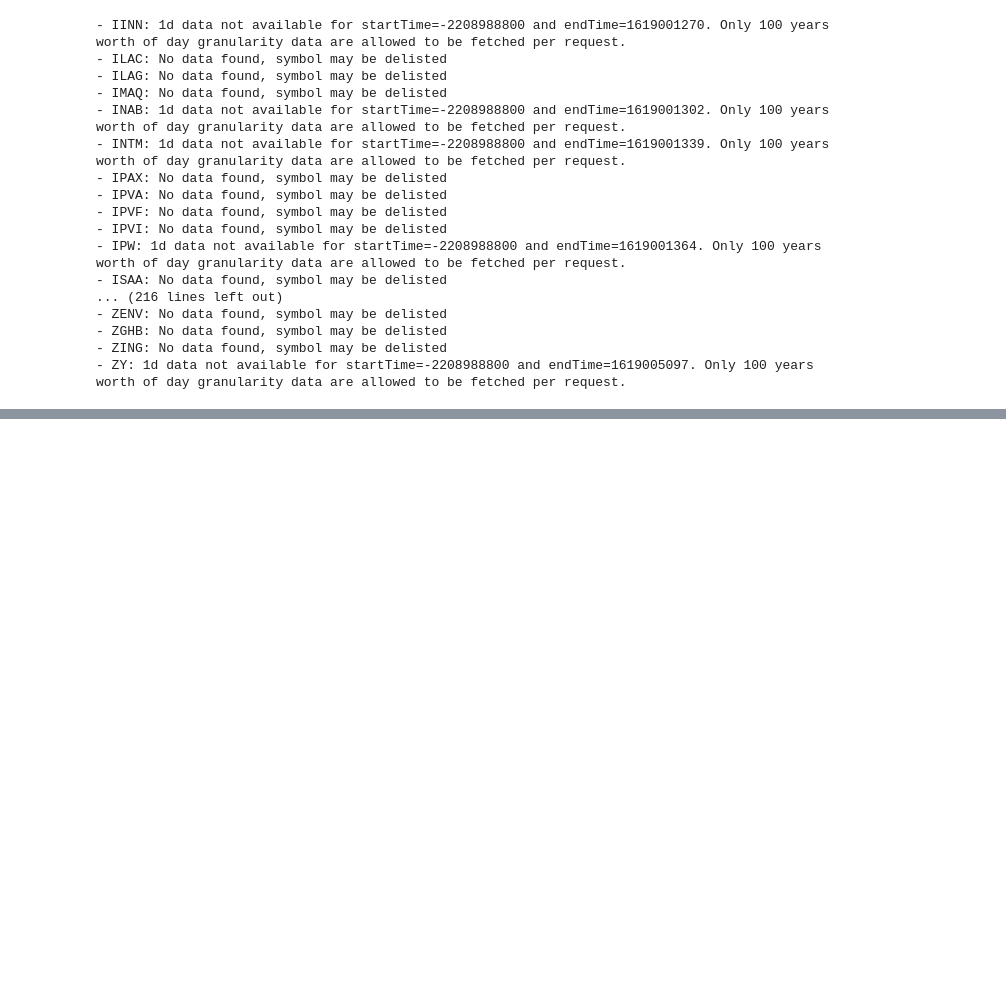
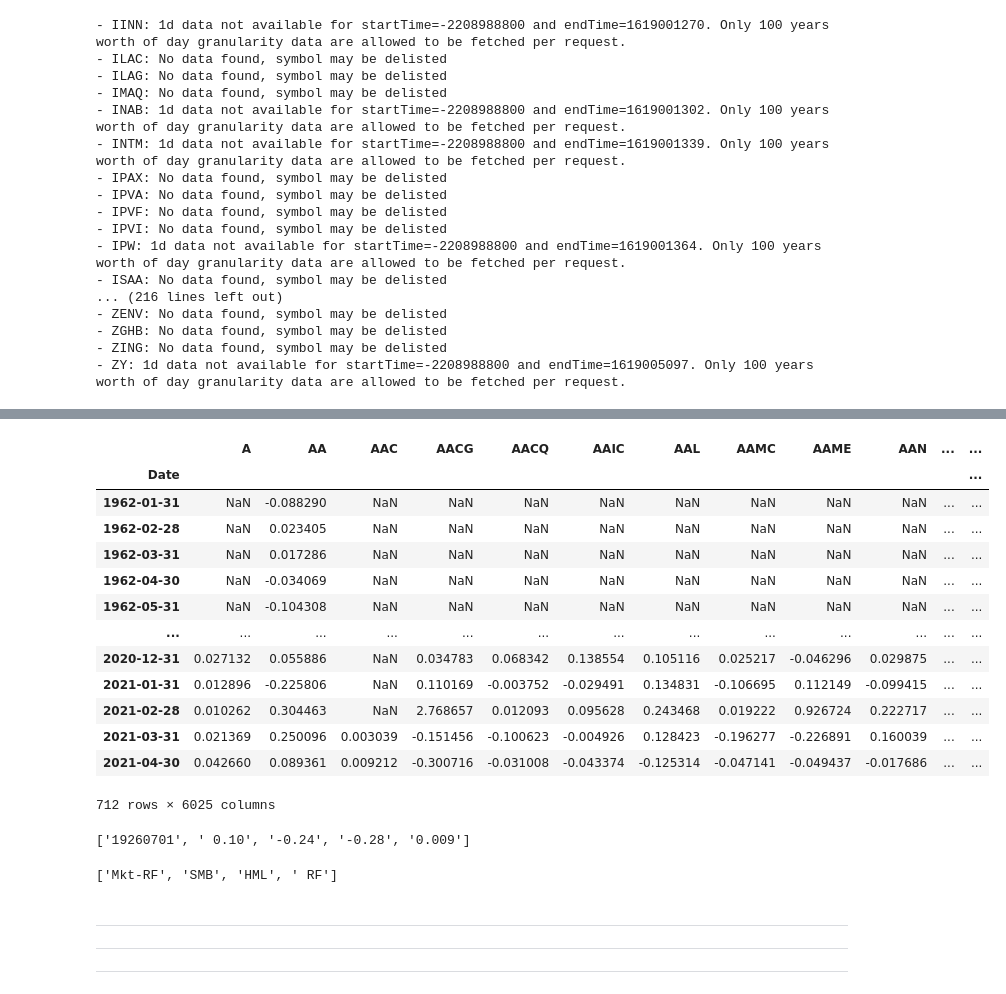
Before and after one commit to mingqook/Finance_ML, a Jupyter notebook: US_ticker_price.ipynb, the cells around one changed output, grey strips where cells are left out. Drawn from its saved outputs; the diff is of its cells as text; code cells hidden in the pictures; blank space fills up the shorter version.

```diff
--- a/US_ticker_price.ipynb
+++ b/US_ticker_price.ipynb
@@ -82,0 +111,21 @@ for t in ticker[2928:]:
+# %%
+mon = pd.read_pickle('mon_return.pickle')
+# %%
+mon_df = pd.DataFrame(mon)
+# %%
+mon_df
+# %% [output]
+|  | A | AA | AAC | AACG | AACQ | AAIC | AAL | AAMC | AAME | AAN | ... | ... |
+| Date |  |  |  |  |  |  |  |  |  |  |  | ... |
+| 1962-01-31 | NaN | -0.088290 | NaN | NaN | NaN | NaN | NaN | NaN | NaN | NaN | ... | ... |
+| 1962-02-28 | NaN | 0.023405 | NaN | NaN | NaN | NaN | NaN | NaN | NaN | NaN | ... | ... |
+| 1962-03-31 | NaN | 0.017286 | NaN | NaN | NaN | NaN | NaN | NaN | NaN | NaN | ... | ... |
+| 1962-04-30 | NaN | -0.034069 | NaN | NaN | NaN | NaN | NaN | NaN | NaN | NaN | ... | ... |
+| 1962-05-31 | NaN | -0.104308 | NaN | NaN | NaN | NaN | NaN | NaN | NaN | NaN | ... | ... |
+| ... | ... | ... | ... | ... | ... | ... | ... | ... | ... | ... | ... | ... |
+| 2020-12-31 | 0.027132 | 0.055886 | NaN | 0.034783 | 0.068342 | 0.138554 | 0.105116 | 0.025217 | -0.046296 | 0.029875 | ... | ... |
+| 2021-01-31 | 0.012896 | -0.225806 | NaN | 0.110169 | -0.003752 | -0.029491 | 0.134831 | -0.106695 | 0.112149 | -0.099415 | ... | ... |
+| 2021-02-28 | 0.010262 | 0.304463 | NaN | 2.768657 | 0.012093 | 0.095628 | 0.243468 | 0.019222 | 0.926724 | 0.222717 | ... | ... |
+| 2021-03-31 | 0.021369 | 0.250096 | 0.003039 | -0.151456 | -0.100623 | -0.004926 | 0.128423 | -0.196277 | -0.226891 | 0.160039 | ... | ... |
+| 2021-04-30 | 0.042660 | 0.089361 | 0.009212 | -0.300716 | -0.031008 | -0.043374 | -0.125314 | -0.047141 | -0.049437 | -0.017686 | ... | ... |
+712 rows × 6025 columns
@@ -82,0 +142,12 @@ for t in ticker[2928:]:
+# %%
+ff[1].replace("\n", "").split("   ")
+# %% [output]
+['19260701', ' 0.10', '-0.24', '-0.28', '0.009']
+# %%
+ff[0].strip().split("     ")
+# %% [output]
+['Mkt-RF', 'SMB', 'HML', ' RF']
+# %% [markdown]
+---------
+--------------
+------------
```
Also changed, not shown: parts of 17 cells of this notebook, 2 other files.
